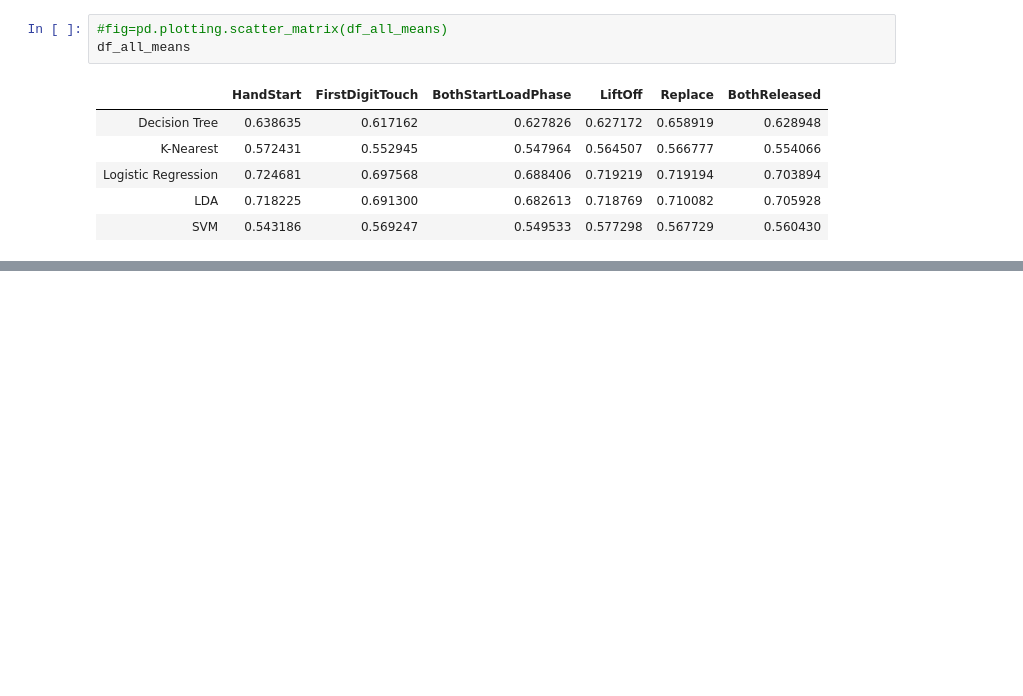
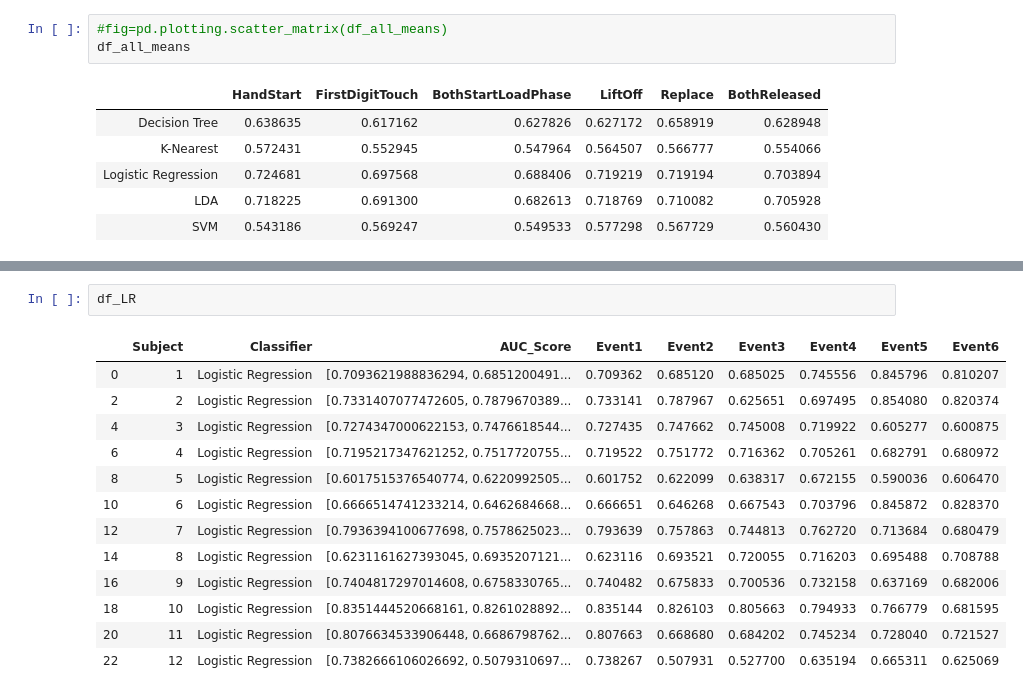
Before and after one commit to minavukovic/COGS189Project, a Jupyter notebook: Visualizations.ipynb, the cells around one changed output, grey strips where cells are left out. Cells and saved outputs as stored; diff of their text form; blank space fills up the shorter version.

```diff
--- a/Visualizations.ipynb
+++ b/Visualizations.ipynb
@@ -140,0 +173,16 @@ df_all_means
+# %%
+df_LR
+# %% [output]
+|  | Subject | Classifier | AUC_Score | Event1 | Event2 | Event3 | Event4 | Event5 | Event6 |
+| 0 | 1 | Logistic Regression | [0.7093621988836294, 0.6851200491... | 0.709362 | 0.685120 | 0.685025 | 0.745556 | 0.845796 | 0.810207 |
+| 2 | 2 | Logistic Regression | [0.7331407077472605, 0.7879670389... | 0.733141 | 0.787967 | 0.625651 | 0.697495 | 0.854080 | 0.820374 |
+| 4 | 3 | Logistic Regression | [0.7274347000622153, 0.7476618544... | 0.727435 | 0.747662 | 0.745008 | 0.719922 | 0.605277 | 0.600875 |
+| 6 | 4 | Logistic Regression | [0.7195217347621252, 0.7517720755... | 0.719522 | 0.751772 | 0.716362 | 0.705261 | 0.682791 | 0.680972 |
+| 8 | 5 | Logistic Regression | [0.6017515376540774, 0.6220992505... | 0.601752 | 0.622099 | 0.638317 | 0.672155 | 0.590036 | 0.606470 |
+| 10 | 6 | Logistic Regression | [0.6666514741233214, 0.6462684668... | 0.666651 | 0.646268 | 0.667543 | 0.703796 | 0.845872 | 0.828370 |
+| 12 | 7 | Logistic Regression | [0.7936394100677698, 0.7578625023... | 0.793639 | 0.757863 | 0.744813 | 0.762720 | 0.713684 | 0.680479 |
+| 14 | 8 | Logistic Regression | [0.6231161627393045, 0.6935207121... | 0.623116 | 0.693521 | 0.720055 | 0.716203 | 0.695488 | 0.708788 |
+| 16 | 9 | Logistic Regression | [0.7404817297014608, 0.6758330765... | 0.740482 | 0.675833 | 0.700536 | 0.732158 | 0.637169 | 0.682006 |
+| 18 | 10 | Logistic Regression | [0.8351444520668161, 0.8261028892... | 0.835144 | 0.826103 | 0.805663 | 0.794933 | 0.766779 | 0.681595 |
+| 20 | 11 | Logistic Regression | [0.8076634533906448, 0.6686798762... | 0.807663 | 0.668680 | 0.684202 | 0.745234 | 0.728040 | 0.721527 |
+| 22 | 12 | Logistic Regression | [0.7382666106026692, 0.5079310697... | 0.738267 | 0.507931 | 0.527700 | 0.635194 | 0.665311 | 0.625069 |
```
Also changed, not shown: parts of 4 cells of this notebook.
